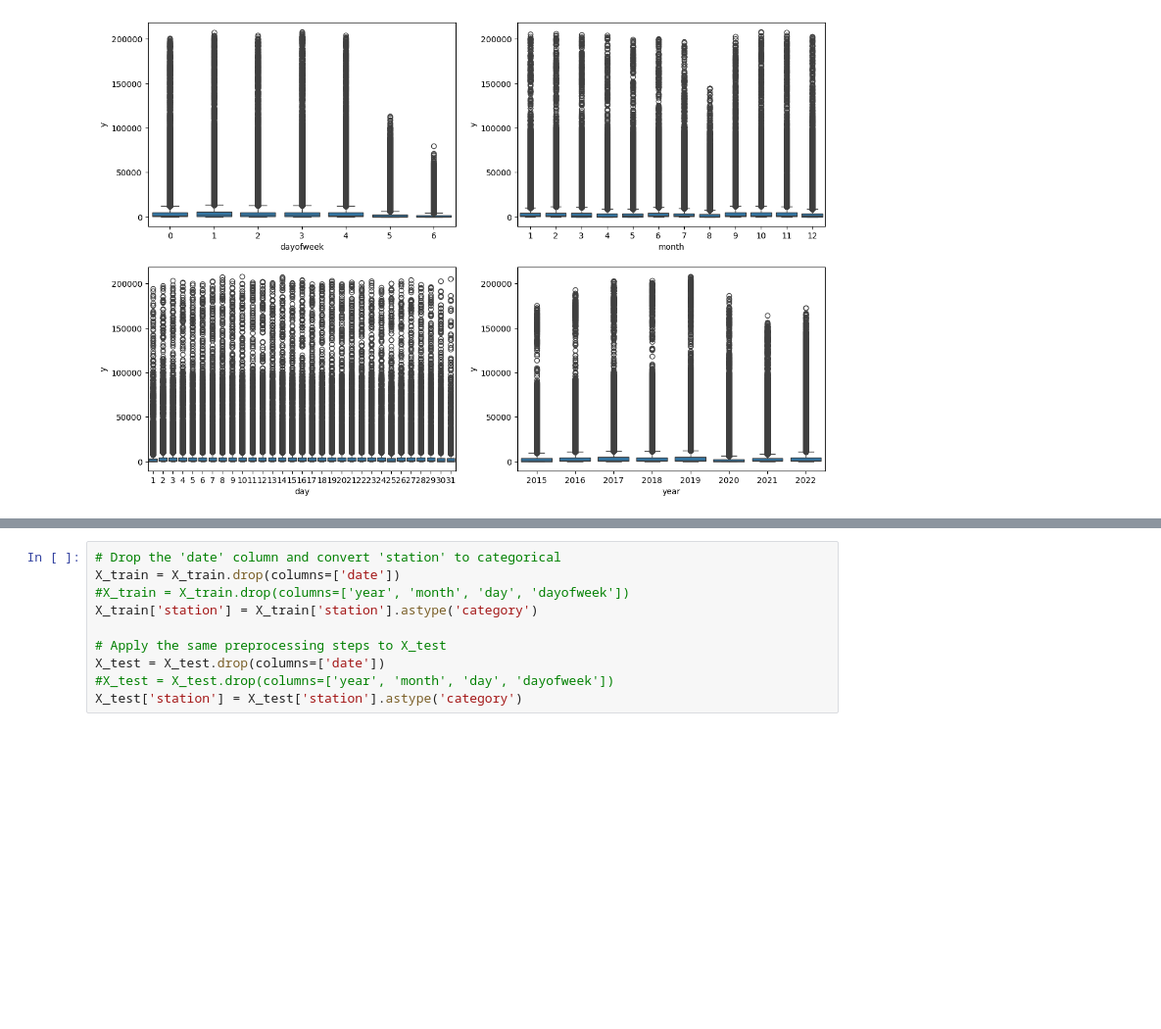
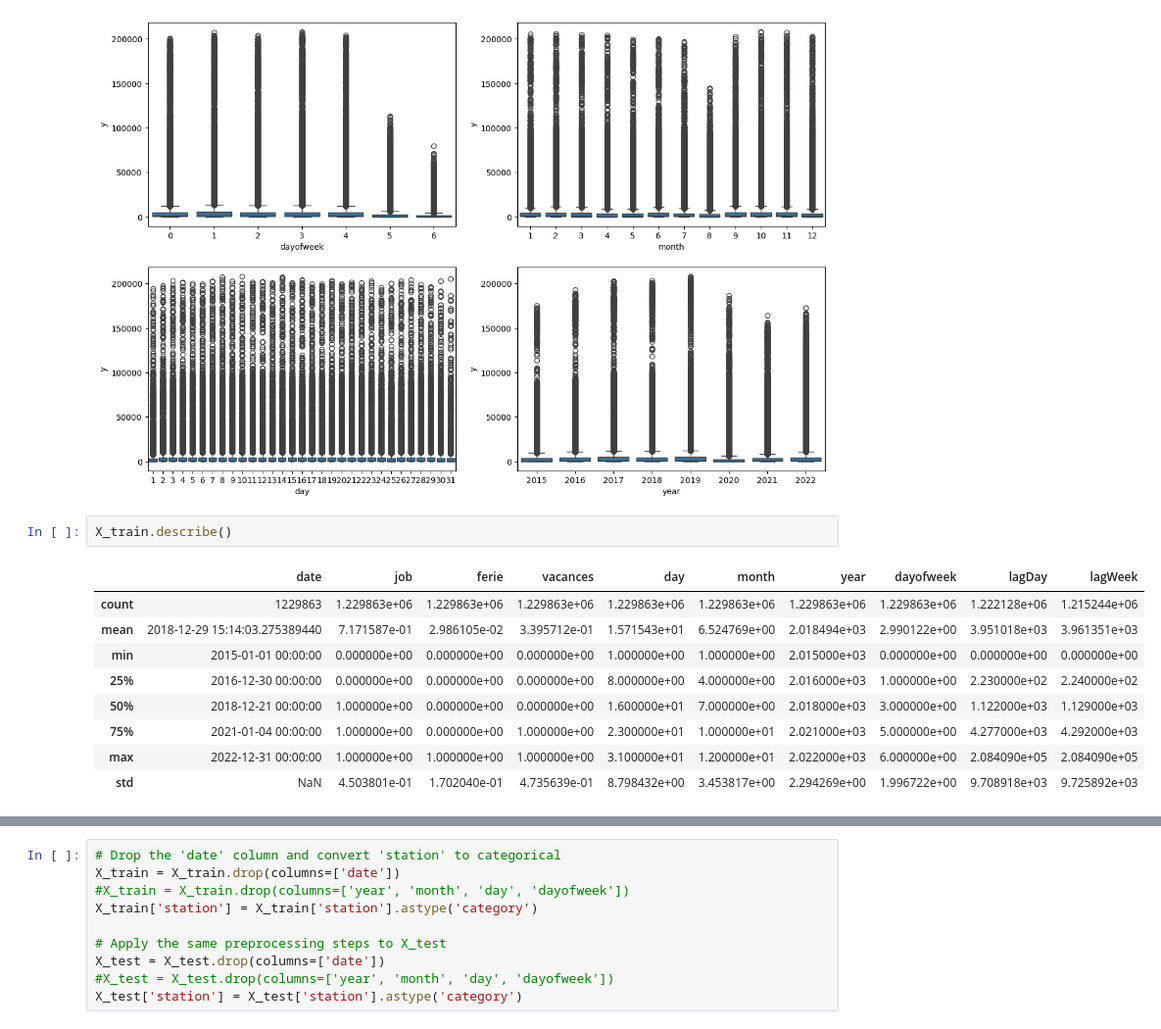
Before and after one commit to ML-SNCF-Transilien/Prediction_SNCF, a Jupyter notebook: ml_pred.ipynb, the cells around one changed output, grey strips where cells are left out. Shown at 98% size. Cells and saved outputs as stored; diff of their text form; blank space fills up the shorter version.

```diff
--- a/ml_pred.ipynb
+++ b/ml_pred.ipynb
@@ -132,3 +132,15 @@ sns.boxplot(x=X_train.year, y=y_train.y, ax=ax[1, 1])
 # %% [output]
 <Axes: xlabel='year', ylabel='y'>
 [figure]
+# %%
+X_train.describe()
+# %% [output]
+|  | date | job | ferie | vacances | day | month | year | dayofweek | lagDay | lagWeek |
+| count | 1229863 | 1.229863e+06 | 1.229863e+06 | 1.229863e+06 | 1.229863e+06 | 1.229863e+06 | 1.229863e+06 | 1.229863e+06 | 1.222128e+06 | 1.215244e+06 |
+| mean | 2018-12-29 15:14:03.275389440 | 7.171587e-01 | 2.986105e-02 | 3.395712e-01 | 1.571543e+01 | 6.524769e+00 | 2.018494e+03 | 2.990122e+00 | 3.951018e+03 | 3.961351e+03 |
+| min | 2015-01-01 00:00:00 | 0.000000e+00 | 0.000000e+00 | 0.000000e+00 | 1.000000e+00 | 1.000000e+00 | 2.015000e+03 | 0.000000e+00 | 0.000000e+00 | 0.000000e+00 |
+| 25% | 2016-12-30 00:00:00 | 0.000000e+00 | 0.000000e+00 | 0.000000e+00 | 8.000000e+00 | 4.000000e+00 | 2.016000e+03 | 1.000000e+00 | 2.230000e+02 | 2.240000e+02 |
+| 50% | 2018-12-21 00:00:00 | 1.000000e+00 | 0.000000e+00 | 0.000000e+00 | 1.600000e+01 | 7.000000e+00 | 2.018000e+03 | 3.000000e+00 | 1.122000e+03 | 1.129000e+03 |
+| 75% | 2021-01-04 00:00:00 | 1.000000e+00 | 0.000000e+00 | 1.000000e+00 | 2.300000e+01 | 1.000000e+01 | 2.021000e+03 | 5.000000e+00 | 4.277000e+03 | 4.292000e+03 |
+| max | 2022-12-31 00:00:00 | 1.000000e+00 | 1.000000e+00 | 1.000000e+00 | 3.100000e+01 | 1.200000e+01 | 2.022000e+03 | 6.000000e+00 | 2.084090e+05 | 2.084090e+05 |
+| std | NaN | 4.503801e-01 | 1.702040e-01 | 4.735639e-01 | 8.798432e+00 | 3.453817e+00 | 2.294269e+00 | 1.996722e+00 | 9.708918e+03 | 9.725892e+03 |
```
Also changed, not shown: parts of 1 cell of this notebook, 6 other files.
